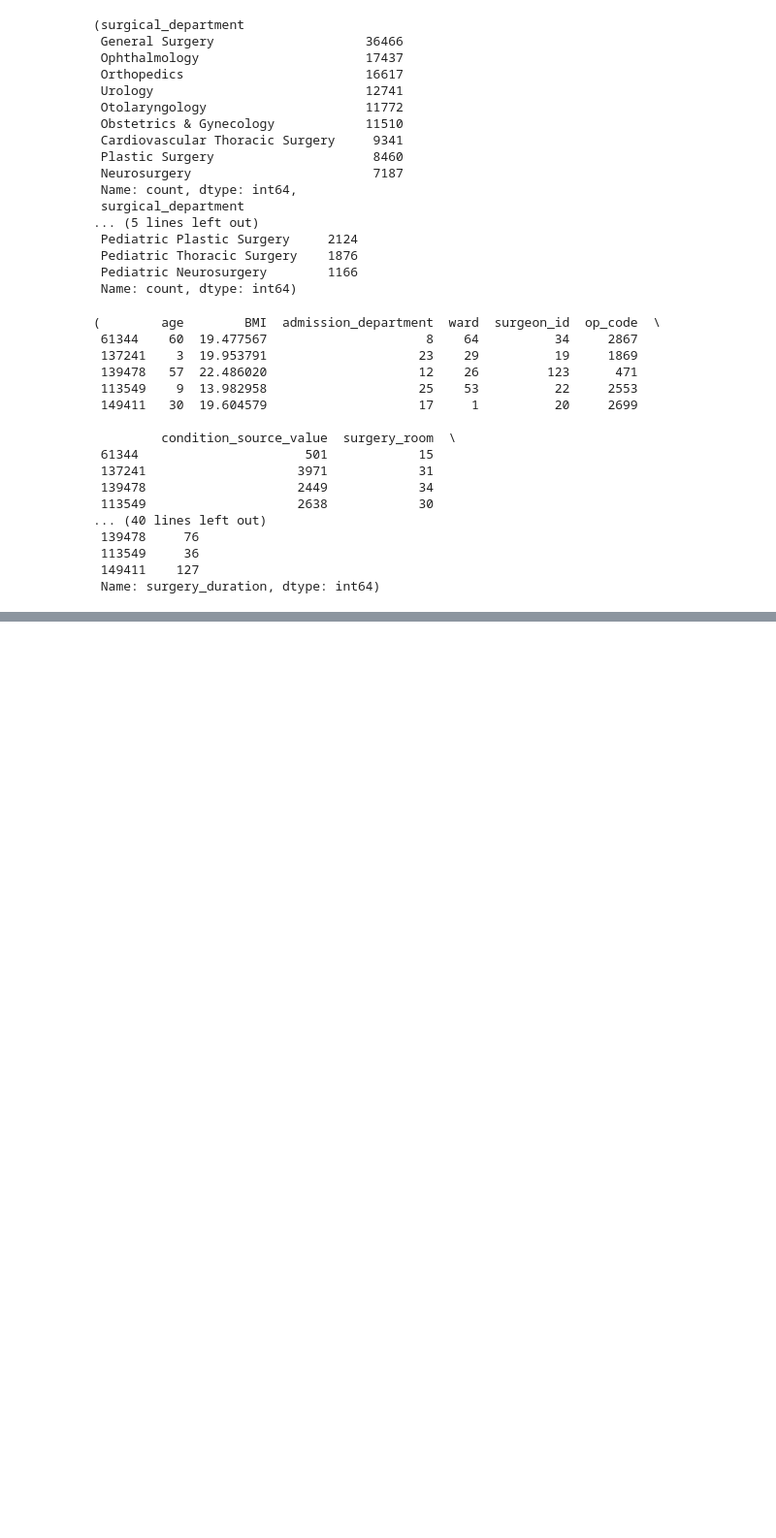
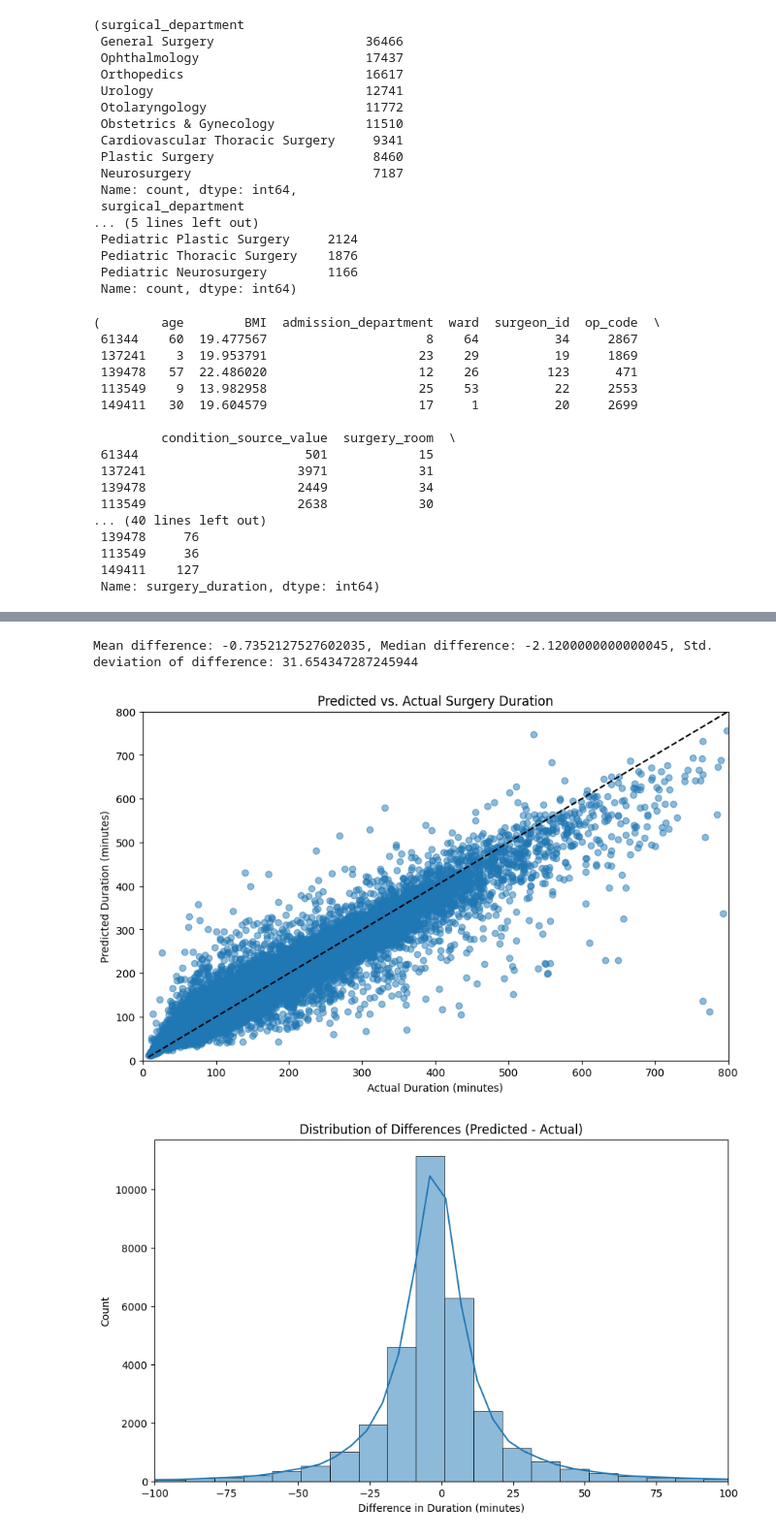
Before and after one commit to devguno/Surgical-Duration-Prediction, a Jupyter notebook: 1128.ipynb, the cells around one changed output, grey strips where cells are left out. Shown: that part at 97% size. Drawn from its saved outputs; the diff is of its cells as text; code cells hidden in the pictures; blank space fills up the shorter version.

```diff
--- a/1128.ipynb
+++ b/1128.ipynb
@@ -169,38 +171,38 @@ import matplotlib.pyplot as plt
 import seaborn as sns
 
 # Assuming 'final_predictions' is the array of predicted durations from the model
 # and 'y_test_all' is the actual surgery durations from the test set
 
 # 1. Comparing Predictions with Actual Values
 differences = y_test_all - final_predictions
 
 # 2. Statistical Analysis
 mean_diff = differences.mean()
 median_diff = differences.median()
 std_diff = differences.std()
 print(f"Mean difference: {mean_diff}, Median difference: {median_diff}, Std. deviation of difference: {std_diff}")
 
 # 3. Visualization
 
 # Scatter Plot
 plt.figure(figsize=(10, 6))
 plt.scatter(y_test_all, final_predictions, alpha=0.5)
+plt.xlim(0, 800)  # Limiting the x-axis range
+plt.ylim(0, 800)  # Limiting the x-axis range
 plt.title('Predicted vs. Actual Surgery Duration')
 plt.xlabel('Actual Duration (minutes)')
 plt.ylabel('Predicted Duration (minutes)')
 plt.plot([y_test_all.min(), y_test_all.max()], [y_test_all.min(), y_test_all.max()], 'k--')  # Diagonal line
 plt.show()
 
 # Histogram of Differences
 plt.figure(figsize=(10, 6))
-sns.histplot(differences, kde=True)
+sns.histplot(differences, kde=True, binwidth=10)
+plt.xlim(-100, 100)  # Limiting the x-axis range
 plt.title('Distribution of Differences (Predicted - Actual)')
 plt.xlabel('Difference in Duration (minutes)')
 plt.show()
-
-# Boxplot of Differences
-plt.figure(figsize=(10, 6))
-sns.boxplot(x=differences)
-plt.title('Boxplot of Differences (Predicted - Actual)')
-plt.xlabel('Difference in Duration (minutes)')
-plt.show()
+# %% [output]
+Mean difference: -0.7352127527602035, Median difference: -2.1200000000000045, Std. deviation of difference: 31.654347287245944
+[figure, added]
+[figure, added]
```
Also changed, not shown: parts of 5 cells of this notebook, 1 other file.
